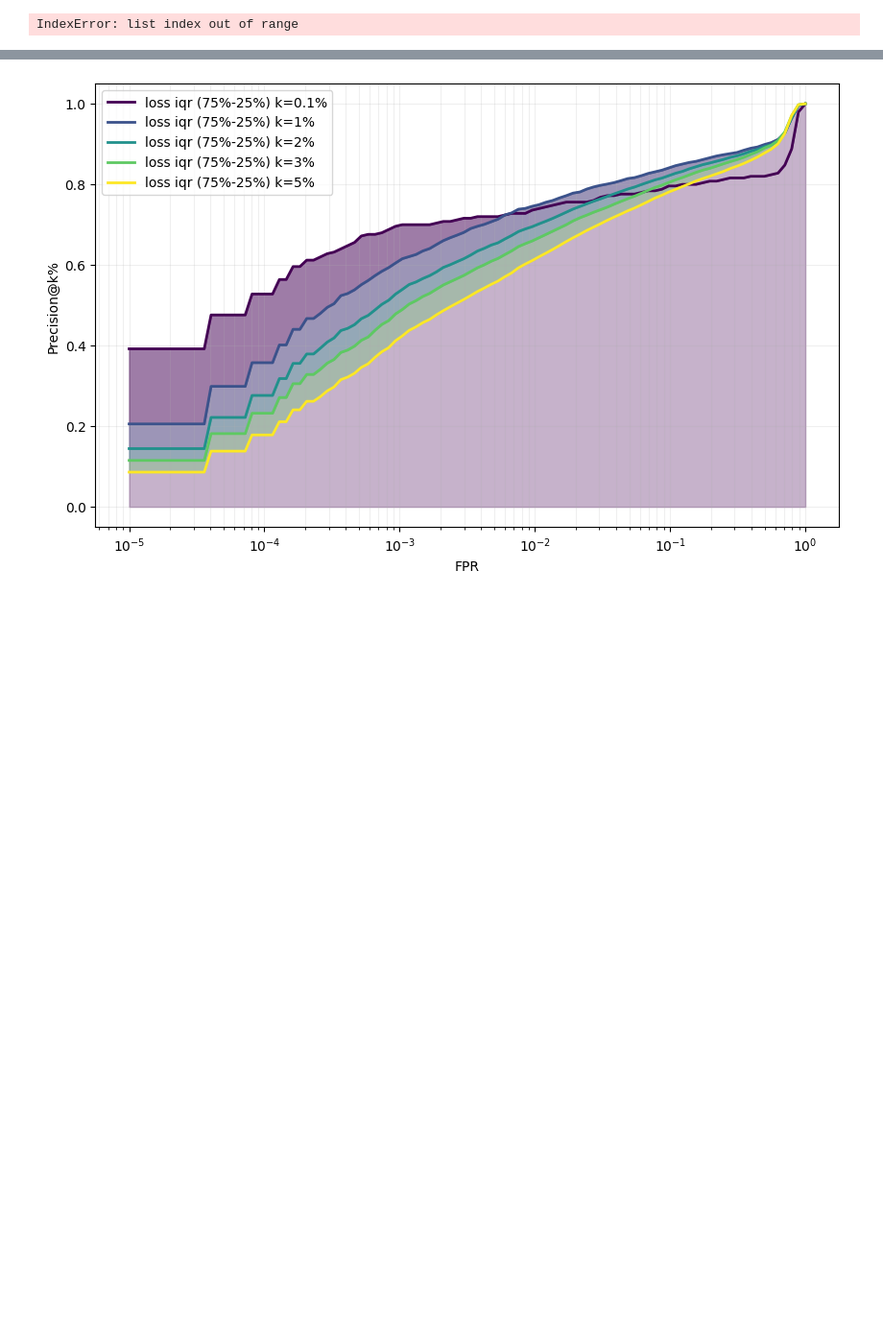
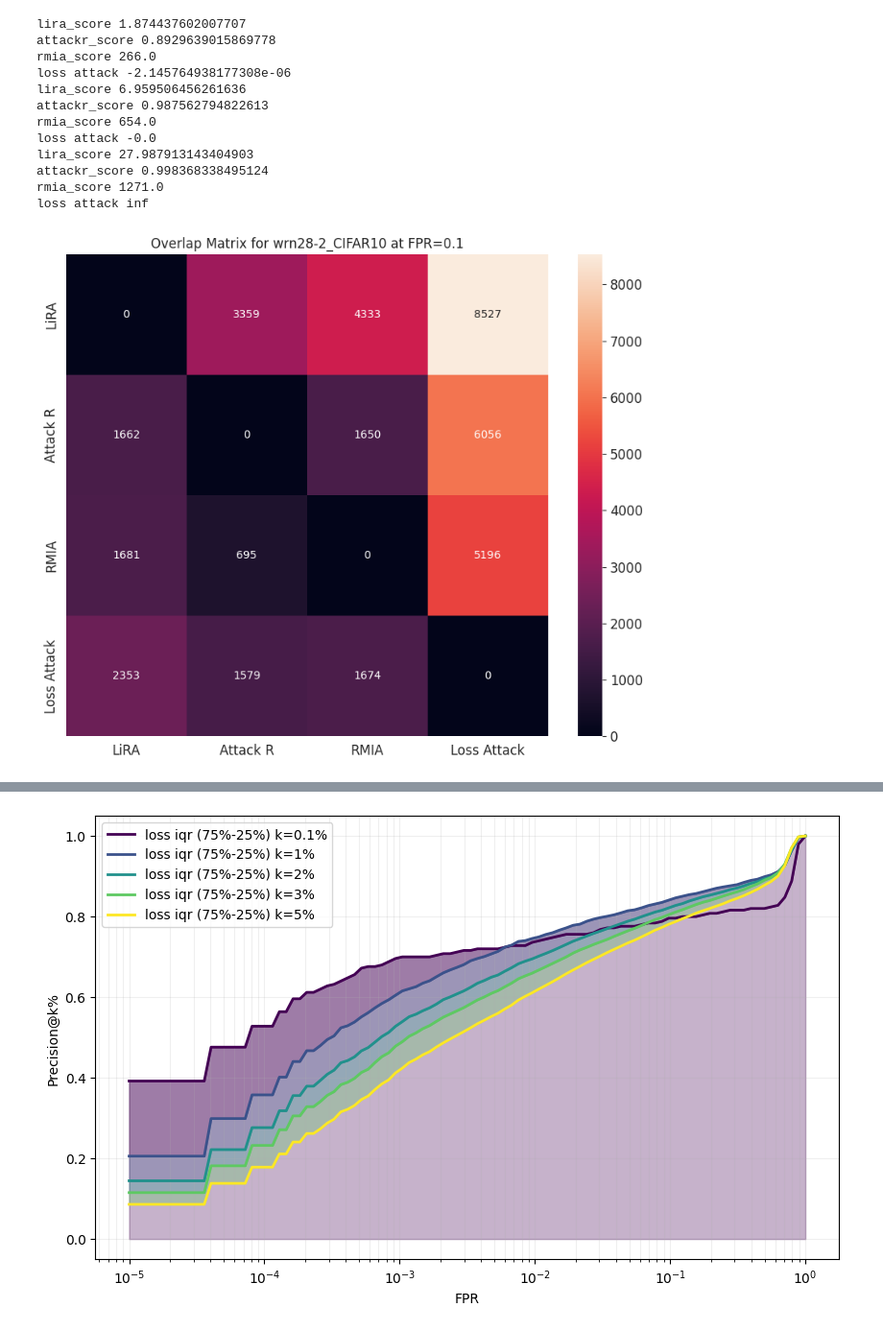
Before and after one commit to varshb/loss-traces-defenses, a Jupyter notebook: results/plots.ipynb, the cells around one changed output, grey strips where cells are left out. Shown: that part at 96% size. Drawn from its saved outputs; the diff is of its cells as text; code cells hidden in the pictures; blank space fills up the shorter version.

```diff
--- a/results/plots.ipynb
+++ b/results/plots.ipynb
@@ -261,53 +228,64 @@ def plot_tpr(metric, metric_dict, log=True):
 # from results.result_processing import get_reduced_data
 import seaborn as sns
 level = 0.001
+
+label_mapping = {"lira_score": "LiRA", "loss attack":"Loss Attack", "final loss":"Final loss", "loss iqr (75%-25%)": "LT-IQR (75%-25%)", "attackr_score":"Attack R", "rmia_score": "RMIA", "random_guessing":"Random guessing"}
+
 def get_matrix_attack_comparison(exp_id, level):
     df = get_lira_scores(exp_id)
     df['attackr_score'] = get_attackr_scores(exp_id)
-    df['rmia_score'] = get_rmia_scores(exp_id)
-    df['loss_attack'] = -get_trace_reduction(exp_id, first=-1)
+    df['rmia_score'] = get_rmia_scores(exp_id)['rmia_2.0_score']
+    df['loss attack'] = -get_trace_reduction(exp_id, first=-1)
 
 
-    benchmarks = ['lira_score', 'attackr_score', 'rmia_score', 'loss_attack']
-    # benchmarks = ['attackr_score']
+    benchmarks = ['lira_score', 'attackr_score', 'rmia_score', 'loss attack']
     members = df[df['target_trained_on'] == True]
     members_dict = {}
 
     for attack_score in benchmarks:
 
         attack_scores = df[attack_score]
-        if attack_score == "attackr_score":
-            attack_scores = 1-attack_scores
+        # if attack_score == "attackr_score":
+        #     attack_scores = 1-attack_scores
 
         fprs, _tprs, thresholds = metrics.roc_curve(df['target_trained_on'], attack_scores, drop_intermediate=False)
         threshold = thresholds[np.where(fprs <= level)[0][-1]]
-        # print(threshold)
+        print(attack_score, threshold)
 
-        # precision_at_k(df, 100, members, members, level, attack_score="attackr_score", random_guessing=False)
-
-        # print(attack_score, threshold, attack_scores.sort_values(ascending=False)[0], len(attack_scores.loc[attack_scores >= threshold]))
-        if attack_score == "attackr_score":
-            vulnerable =  members.loc[(1 - members[attack_score]) >= threshold]
-        else:
-            vulnerable = members.loc[members[attack_score] >= threshold][attack_score]
+        # if attack_score == "attackr_score":
+        #     vulnerable =  members.loc[(1 - members[attack_score]) >= threshold]
+        # else:
+        vulnerable = members.loc[members[attack_score] >= threshold][attack_score]
 
         members_dict[attack_score] = vulnerable
 
 
-    overlap_matrix = [[len(list(set(a.index) & set(b.index))) for k, a in members_dict.items()] for y, b in members_dict.items()]
+    overlap_matrix = [[len(list(set(b.index) - set(a.index))) for k, a in members_dict.items()] for y, b in members_dict.items()]
 
     plt.figure(figsize=(10, 8))
     sns.heatmap(overlap_matrix,
                 annot=True,
                 fmt='g',
-                # cmap='YlGnBu',
-                xticklabels=benchmarks,
-                yticklabels=benchmarks,
+                # cmap='colorblind',
+                xticklabels=[label_mapping[b] for b in benchmarks],
+                yticklabels=[label_mapping[b] for b in benchmarks],
                 square=True)
 
     plt.title(f'Overlap Matrix for {exp_id} at FPR={level}')
 #
 for level in [0.1, 0.01,0.001]:
     get_matrix_attack_comparison(exp_id, level)
 # %% [output]
-IndexError: list index out of range
+lira_score 1.874437602007707
+attackr_score 0.8929639015869778
+rmia_score 266.0
+loss attack -2.145764938177308e-06
+lira_score 6.959506456261636
+attackr_score 0.987562794822613
+rmia_score 654.0
+loss attack -0.0
+lira_score 27.987913143404903
+attackr_score 0.998368338495124
+rmia_score 1271.0
+loss attack inf
+[figure, added]
```
Also changed, not shown: parts of 30 cells of this notebook, 4 other files.
